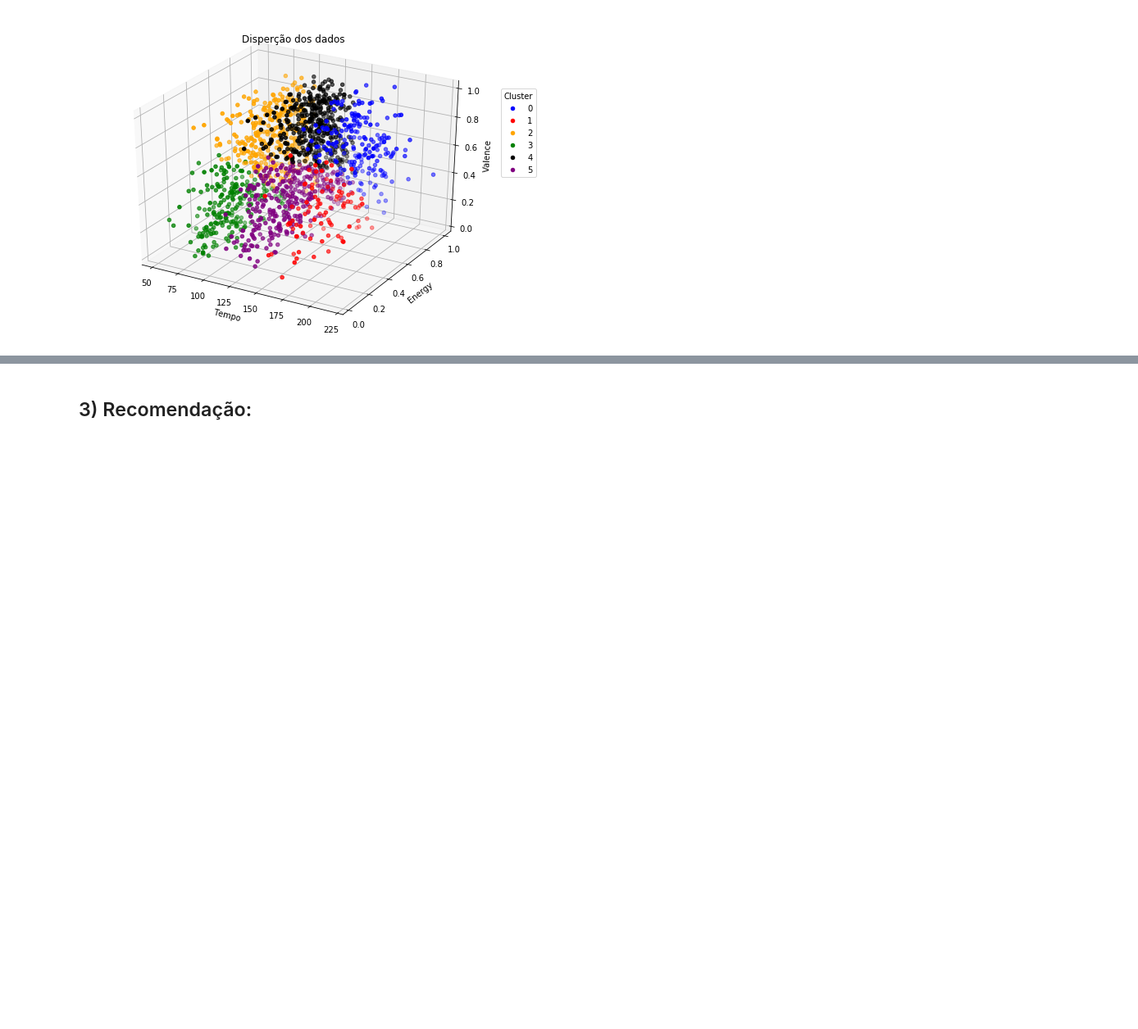
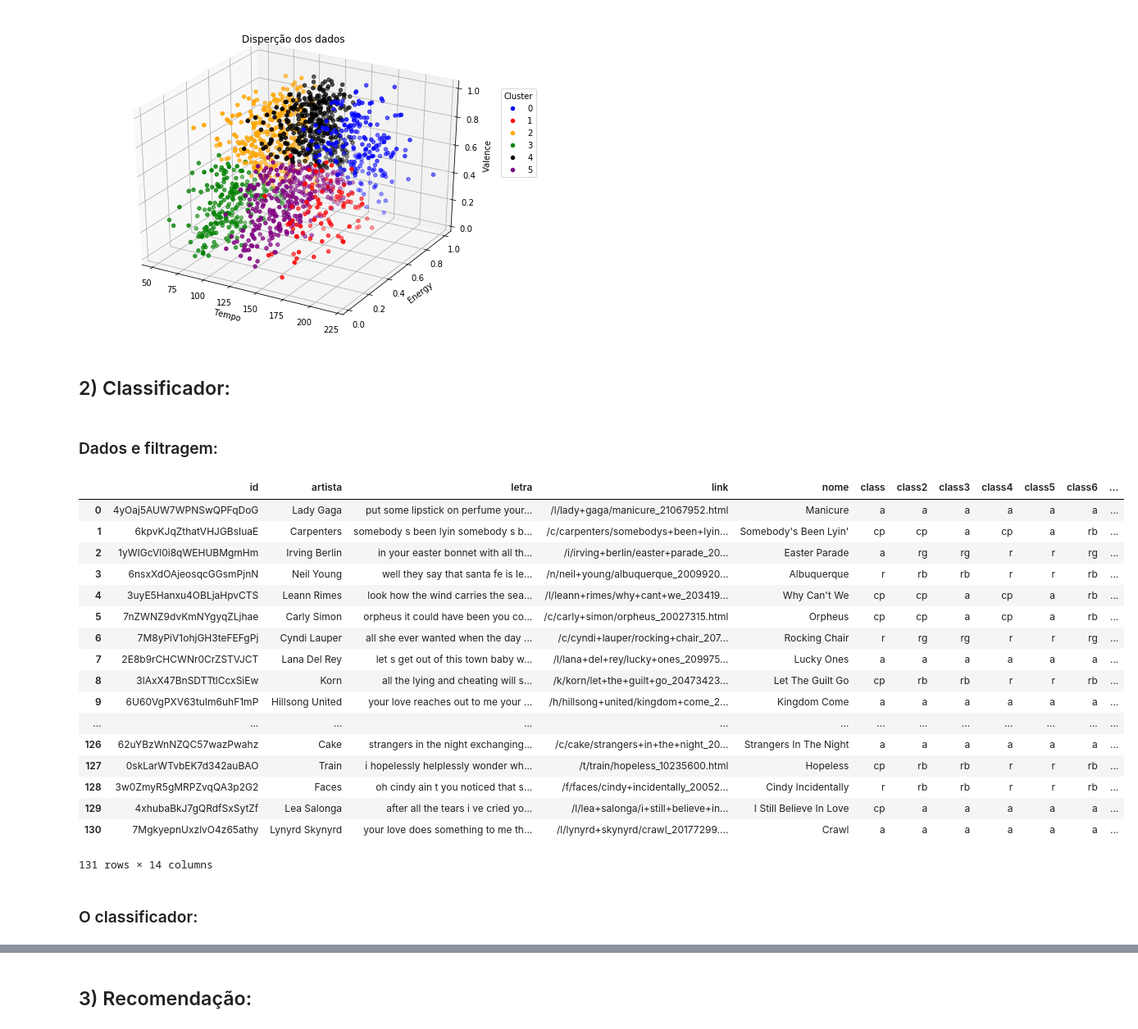
Before and after one commit to AnaBBHenriques/Ciencia_dos_dados, a Jupyter notebook: Projeto3/Sugestão Spotify.ipynb, the cells around one changed output, grey strips where cells are left out. Shown at 82% size. Cells and saved outputs as stored; diff of their text form; code cells hidden in the pictures; blank space fills up the shorter version.

Commit message:
classificador e construção do dataset

```diff
--- a/Projeto3/Sugestão Spotify.ipynb
+++ b/Projeto3/Sugestão Spotify.ipynb
@@ -14,0 +23,3 @@
+# %%
+dflista=[] #lista de dataframes com informações da musica advindas do próprio dataset juntamente ao ID do spotify
+listadfs # lista de dataframes com as informações do spotify para cada música
@@ -220,3 +315,24 @@ plt.legend(bbox_to_anchor=(1.1, 0.8), ncol=1, title='Cluster')
 plt.show()
 # %% [output]
 [figure]
+# %% [markdown]
+## 2) Classificador:
+# %%
+import matplotlib.pyplot as plt
+import pandas as pd
+import csv
+import nltk
+from nltk.corpus import stopwords
+from textblob import TextBlob
+from nltk.stem import SnowballStemmer
+f='class7'
+d='a/na'
+# %% [markdown]
+### Dados e filtragem:
+# %%
+teste=pd.read_excel("treinamento.xlsx")
+treinamento=pd.read_excel("testemusicas.xlsx")
+
+#Tranformar todas as letras em minusculas:
+teste['letra'] = teste['letra'].str.lower()
+treinamento['letra'] = treinamento['letra'].str.lower()
@@ -222,0 +363,49 @@ plt.show()
+# %%
+#limpando teste
+
+for i in range(len(teste)):
+    caract=[',',';','.','!','?',"(",")", ':', '"', "'","\n"]      #caracteres que se desejam retirar
+    palavras = teste.letra[i].split() # criando lista de listas de palavras em cada mensagem
+    letras=[]                                              #lista de lista de letras das palvras
+    final=[]                                                #lista de mensagens no final do processo
+    for x in palavras:#passando palavra por palavra
+        letrasporpalavra=[]                                #lista que irá conter as letras das palavras no for
+        for a in range(len(x)):                            #passando letra por letra
+            letrasporpalavra.append(x[a].lower())                   #adicionando cada letra na lista
+
+        letras.append(letrasporpalavra)                 #adicionando lista de lista com as letras
+    for z in letras:                                    #passando item/lista por lista
+        for w in z:                                     #dentro da lista, passando letra por letra
+            if w in caract:                            #se estiver entre os caracteres
+                d=z.index(w)                           #pega o indice desse caracter
+                z[d] = ' '                             #substitui ele na lista por um espaço
+    for q in range(len(letras)):                      #q vai passar pelos índices da lista letras (palavra por palavra)
+        junto = ''.join(letras[q])#junto vai tranformar a lista de letras em palavras
+        if len(junto)!=0:
+            if junto[0] !='@' and junto[0:5]!='https'and junto!= 'rt' and junto[0:3]!='kkk' and junto[0:2]!="\n":#retira alguns outros itens
+                final.append(junto)                 #adiciona na lista final
+
+    teste.loc[i,('letra')]= ' '.join(final) #junta as palavras das mensagens e substitui as mensagens
+
+treinamento
+# %% [output]
+|  | id | artista | letra | link | nome | class | class2 | class3 | class4 | class5 | class6 | ... |
+| 0 | 4yOaj5AUW7WPNSwQPFqDoG | Lady Gaga | put some lipstick on perfume your... | /l/lady+gaga/manicure_21067952.html | Manicure | a | a | a | a | a | a | ... |
+| 1 | 6kpvKJqZthatVHJGBsIuaE | Carpenters | somebody s been lyin somebody s b... | /c/carpenters/somebodys+been+lyin... | Somebody's Been Lyin' | cp | cp | a | cp | a | rb | ... |
+| 2 | 1yWIGcVl0i8qWEHUBMgmHm | Irving Berlin | in your easter bonnet with all th... | /i/irving+berlin/easter+parade_20... | Easter Parade | a | rg | rg | r | r | rg | ... |
+| 3 | 6nsxXdOAjeosqcGGsmPjnN | Neil Young | well they say that santa fe is le... | /n/neil+young/albuquerque_2009920... | Albuquerque | r | rb | rb | r | r | rb | ... |
+| 4 | 3uyE5Hanxu4OBLjaHpvCTS | Leann Rimes | look how the wind carries the sea... | /l/leann+rimes/why+cant+we_203419... | Why Can't We | cp | cp | a | cp | a | rb | ... |
+| 5 | 7nZWNZ9dvKmNYgyqZLjhae | Carly Simon | orpheus it could have been you co... | /c/carly+simon/orpheus_20027315.html | Orpheus | cp | cp | a | cp | a | rb | ... |
+| 6 | 7M8yPiV1ohjGH3teFEFgPj | Cyndi Lauper | all she ever wanted when the day ... | /c/cyndi+lauper/rocking+chair_207... | Rocking Chair | r | rg | rg | r | r | rg | ... |
+| 7 | 2E8b9rCHCWNr0CrZSTVJCT | Lana Del Rey | let s get out of this town baby w... | /l/lana+del+rey/lucky+ones_209975... | Lucky Ones | a | a | a | a | a | a | ... |
+| 8 | 3lAxX47BnSDTTtlCcxSiEw | Korn | all the lying and cheating will s... | /k/korn/let+the+guilt+go_20473423... | Let The Guilt Go | cp | rb | rb | r | r | rb | ... |
+| 9 | 6U60VgPXV63tuIm6uhF1mP | Hillsong United | your love reaches out to me your ... | /h/hillsong+united/kingdom+come_2... | Kingdom Come | a | a | a | a | a | a | ... |
+| ... | ... | ... | ... | ... | ... | ... | ... | ... | ... | ... | ... | ... |
+| 126 | 62uYBzWnNZQC57wazPwahz | Cake | strangers in the night exchanging... | /c/cake/strangers+in+the+night_20... | Strangers In The Night | a | a | a | a | a | a | ... |
+| 127 | 0skLarWTvbEK7d342auBAO | Train | i hopelessly helplessly wonder wh... | /t/train/hopeless_10235600.html | Hopeless | cp | rb | rb | r | r | rb | ... |
+| 128 | 3w0ZmyR5gMRPZvqQA3p2G2 | Faces | oh cindy ain t you noticed that s... | /f/faces/cindy+incidentally_20052... | Cindy Incidentally | r | rb | rb | r | r | rb | ... |
+| 129 | 4xhubaBkJ7gQRdfSxSytZf | Lea Salonga | after all the tears i ve cried yo... | /l/lea+salonga/i+still+believe+in... | I Still Believe In Love | cp | a | a | a | a | a | ... |
+| 130 | 7MgkyepnUxzlvO4z65athy | Lynyrd Skynyrd | your love does something to me th... | /l/lynyrd+skynyrd/crawl_20177299.... | Crawl | a | a | a | a | a | a | ... |
+131 rows × 14 columns
+# %% [markdown]
+### O classificador:
```
Also changed, not shown: parts of 16 cells of this notebook.
